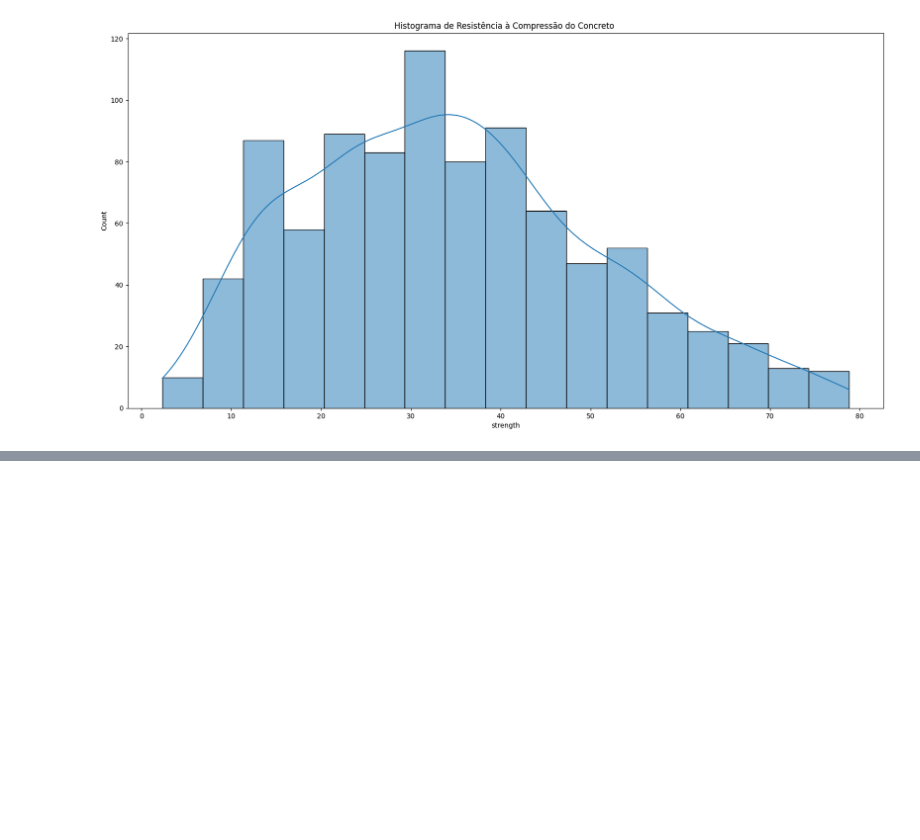
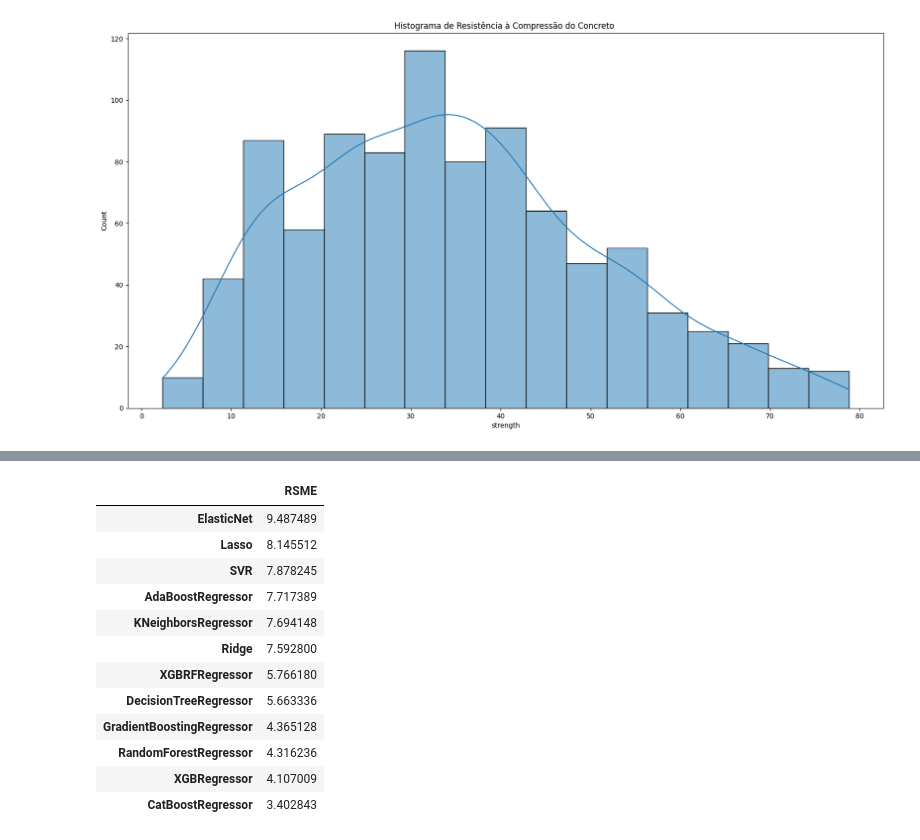
Before and after one commit to tataap/Projeto_Aplicado_XPE, a Jupyter notebook: PA_test.ipynb, the cells around one changed output, grey strips where cells are left out. Saved outputs shown, nothing was run; the diff lists cells and outputs as text; code cells hidden in the pictures; blank space fills up the shorter version.

```diff
--- a/PA_test.ipynb
+++ b/PA_test.ipynb
@@ -309,0 +399,16 @@ sns.histplot(data=concrete,x='strength', kde=True);
+# %%
+model_rsme_baseline.sort_values('RSME', ascending=False)
+# %% [output]
+|  | RSME |
+| ElasticNet | 9.487489 |
+| Lasso | 8.145512 |
+| SVR | 7.878245 |
+| AdaBoostRegressor | 7.717389 |
+| KNeighborsRegressor | 7.694148 |
+| Ridge | 7.592800 |
+| XGBRFRegressor | 5.766180 |
+| DecisionTreeRegressor | 5.663336 |
+| GradientBoostingRegressor | 4.365128 |
+| RandomForestRegressor | 4.316236 |
+| XGBRegressor | 4.107009 |
+| CatBoostRegressor | 3.402843 |
```
Also changed, not shown: parts of 30 cells of this notebook, 6 other files.
